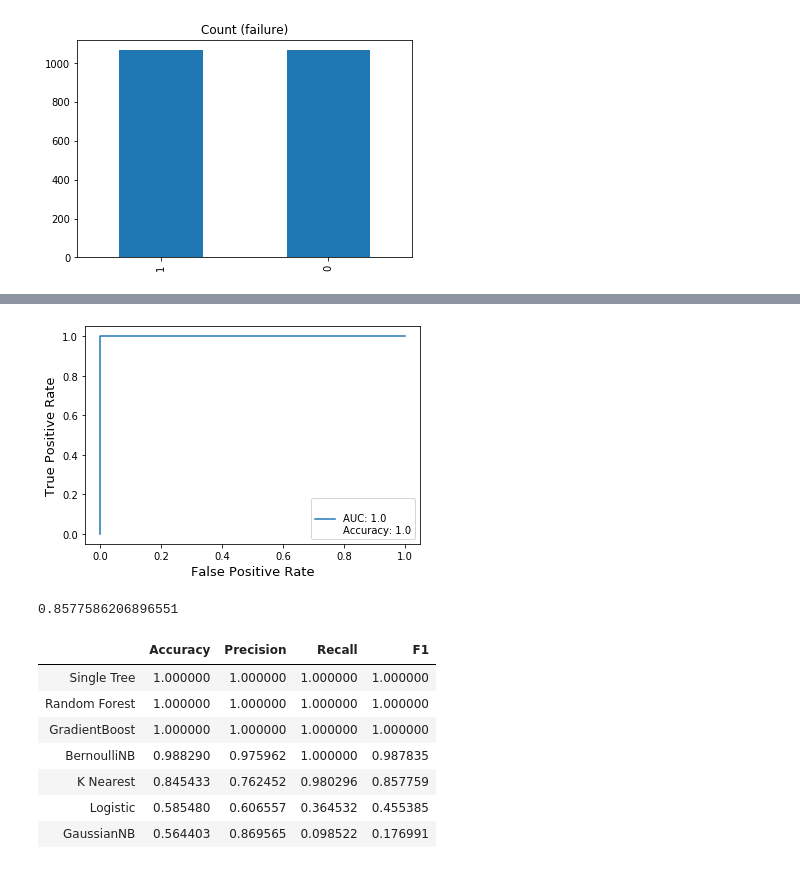
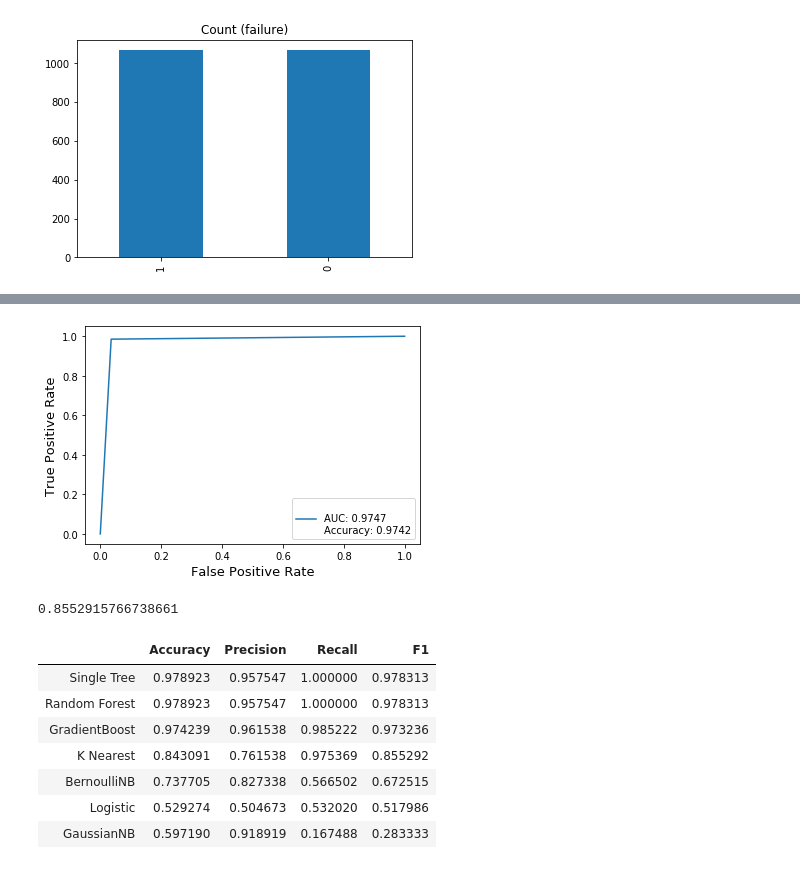
Before and after one commit to miamedra2/Predicting-Device-Failure, a Jupyter notebook: HackDay4/HackDay4.ipynb, the cells around one changed output, grey strips where cells are left out. Saved outputs shown, nothing was run; the diff lists cells and outputs as text; code cells hidden in the pictures.

```diff
--- a/HackDay4/HackDay4.ipynb
+++ b/HackDay4/HackDay4.ipynb
@@ -638,14 +637,14 @@ stats
 # %%
-model, stats = OptimalRegression(df_over, df_over['failure'])
+model_over, stats = OptimalRegression(df_over.drop('failure', axis=1), df_over['failure'])
 stats
 # %% [output]
-[figure, old version]
+[figure, new version]
-0.8577586206896551
+0.8552915766738661
 |  | Accuracy | Precision | Recall | F1 |
-| Single Tree | 1.000000 | 1.000000 | 1.000000 | 1.000000 |
-| Random Forest | 1.000000 | 1.000000 | 1.000000 | 1.000000 |
-| GradientBoost | 1.000000 | 1.000000 | 1.000000 | 1.000000 |
-| BernoulliNB | 0.988290 | 0.975962 | 1.000000 | 0.987835 |
-| K Nearest | 0.845433 | 0.762452 | 0.980296 | 0.857759 |
-| Logistic | 0.585480 | 0.606557 | 0.364532 | 0.455385 |
-| GaussianNB | 0.564403 | 0.869565 | 0.098522 | 0.176991 |
+| Single Tree | 0.978923 | 0.957547 | 1.000000 | 0.978313 |
+| Random Forest | 0.978923 | 0.957547 | 1.000000 | 0.978313 |
+| GradientBoost | 0.974239 | 0.961538 | 0.985222 | 0.973236 |
+| K Nearest | 0.843091 | 0.761538 | 0.975369 | 0.855292 |
+| BernoulliNB | 0.737705 | 0.827338 | 0.566502 | 0.672515 |
+| Logistic | 0.529274 | 0.504673 | 0.532020 | 0.517986 |
+| GaussianNB | 0.597190 | 0.918919 | 0.167488 | 0.283333 |
```
Also changed, not shown: parts of 9 cells of this notebook.
